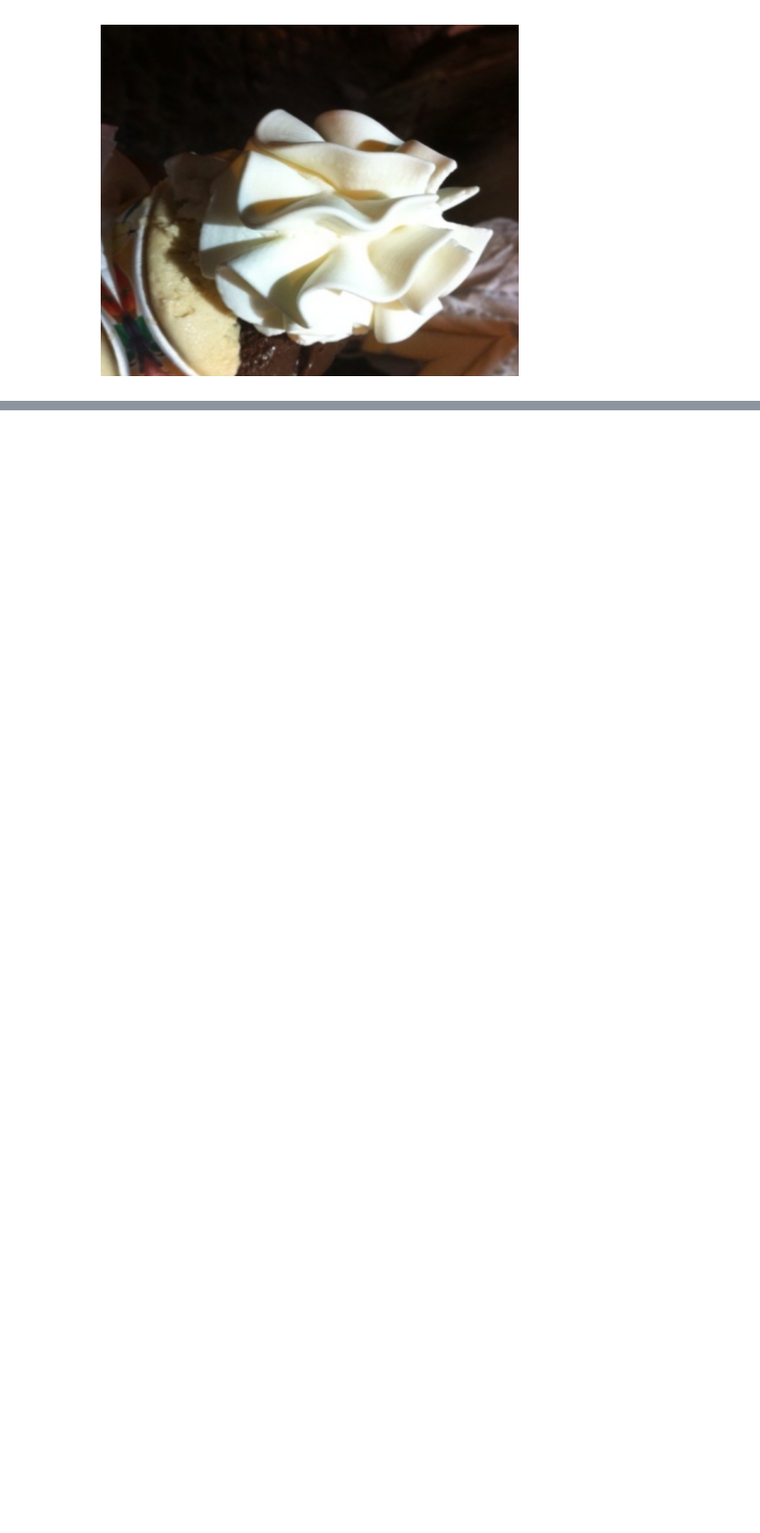
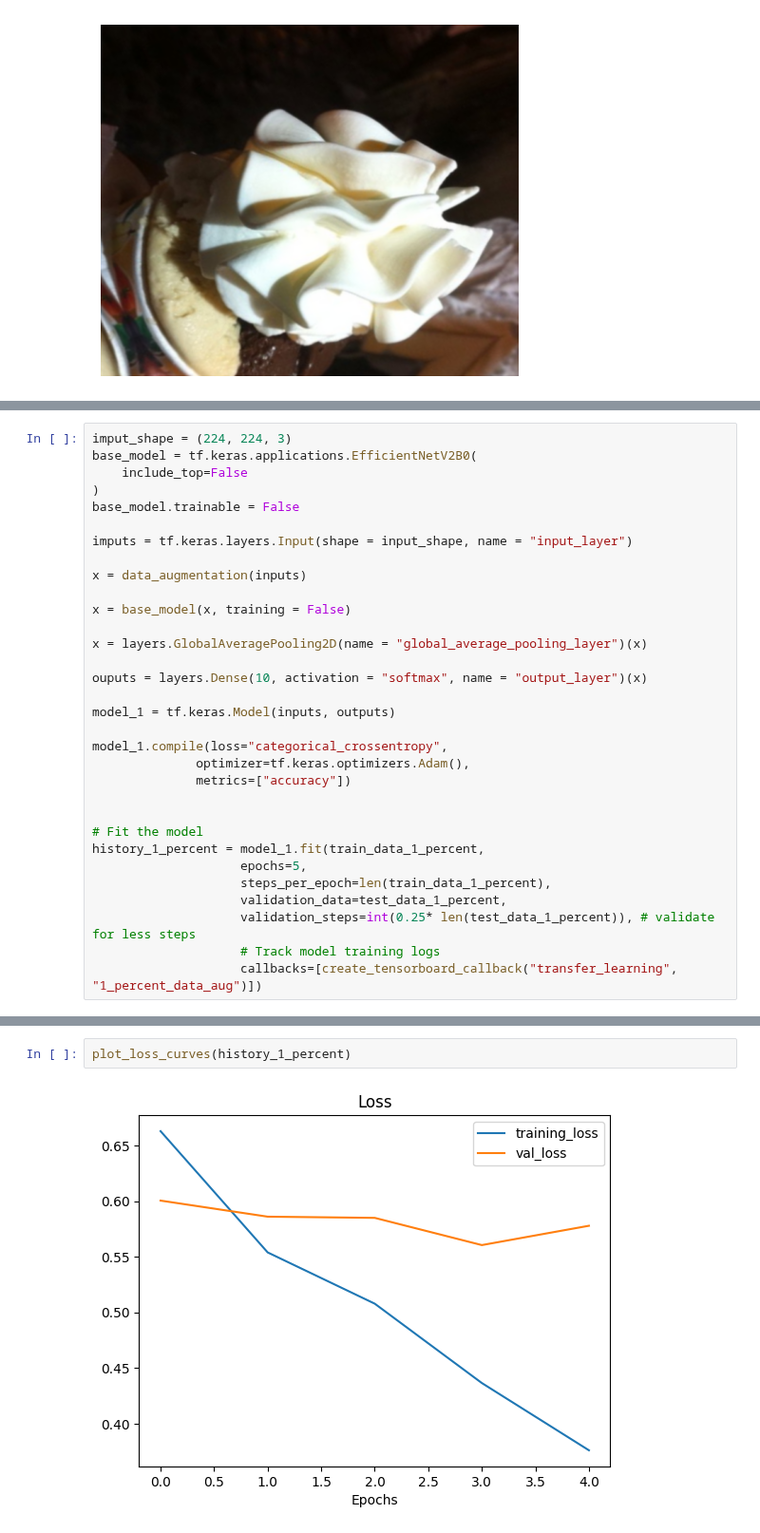
Before and after one commit to akshat-shethia/Deep_Learning, a Jupyter notebook: TensorFlow_For_Deep_Learning/My_05_transfer_learning_in_tensorflow_part_2_fine_tuning.ipynb, the cells around one changed output, grey strips where cells are left out. Shown at 95% size. Saved outputs shown, nothing was run; the diff lists cells and outputs as text; blank space fills up the shorter version.

```diff
--- a/TensorFlow_For_Deep_Learning/My_05_transfer_learning_in_tensorflow_part_2_fine_tuning.ipynb
+++ b/TensorFlow_For_Deep_Learning/My_05_transfer_learning_in_tensorflow_part_2_fine_tuning.ipynb
@@ -433,0 +436,32 @@ plt.axis(False);
+# %%
+imput_shape = (224, 224, 3)
+base_model = tf.keras.applications.EfficientNetV2B0(
+    include_top=False
+)
+base_model.trainable = False
+
+imputs = tf.keras.layers.Input(shape = input_shape, name = "input_layer")
+
+x = data_augmentation(inputs)
+
+x = base_model(x, training = False)
+
+x = layers.GlobalAveragePooling2D(name = "global_average_pooling_layer")(x)
+
+ouputs = layers.Dense(10, activation = "softmax", name = "output_layer")(x)
+
+model_1 = tf.keras.Model(inputs, outputs)
+
+model_1.compile(loss="categorical_crossentropy",
+              optimizer=tf.keras.optimizers.Adam(),
+              metrics=["accuracy"])
+
+
+# Fit the model
+history_1_percent = model_1.fit(train_data_1_percent,
+                    epochs=5,
+                    steps_per_epoch=len(train_data_1_percent),
+                    validation_data=test_data_1_percent,
+                    validation_steps=int(0.25* len(test_data_1_percent)), # validate for less steps
+                    # Track model training logs
+                    callbacks=[create_tensorboard_callback("transfer_learning", "1_percent_data_aug")])
@@ -433,0 +508,4 @@ plt.axis(False);
+# %%
+plot_loss_curves(history_1_percent)
+# %% [output]
+[figure, added]
```
Also changed, not shown: parts of 5 cells of this notebook, 2 other files.
